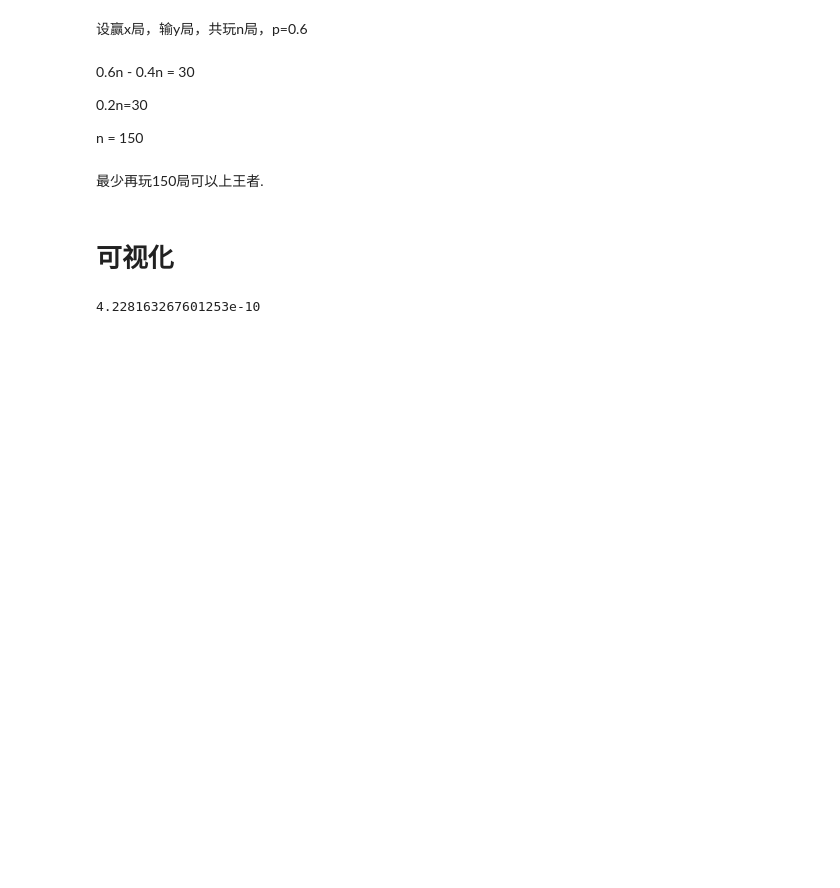
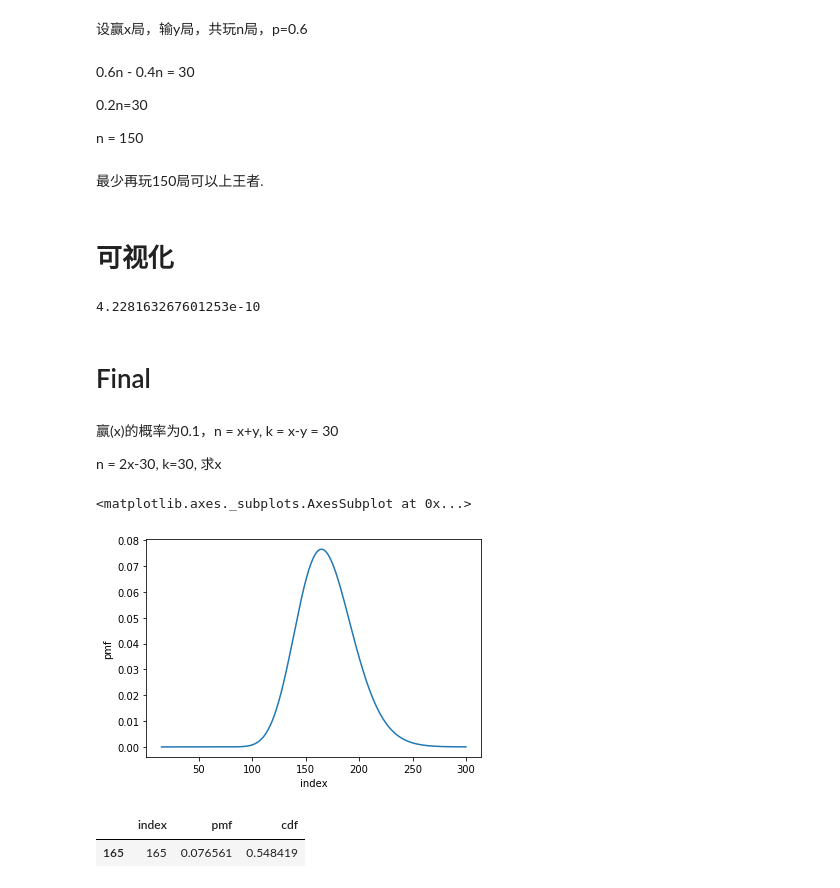
Before and after one commit to BellaLSun/python-, a Jupyter notebook: 二项式求何时上王者.ipynb, the cells around one changed output. Saved outputs shown, nothing was run; the diff lists cells and outputs as text; code cells hidden in the pictures; blank space fills up the shorter version.

```diff
--- a/二项式求何时上王者.ipynb
+++ b/二项式求何时上王者.ipynb
@@ -237,3 +238,5 @@ from scipy import stats
 stats.binom.pmf(20,100,0.5)
 # %% [output]
 4.228163267601253e-10
+# %% [markdown]
+# Final
@@ -239,0 +252,28 @@ stats.binom.pmf(20,100,0.5)
+# %% [markdown]
+赢(x)的概率为0.1，n = x+y, k = x-y = 30
+
+n = 2x-30, k=30, 求x
+# %%
+index = []
+prob = []
+cdf = []
+for i in range(0,301,1):
+    _ = stats.binom.pmf(30,2*i-30,0.1)
+    p2 = stats.binom.cdf(30,2*i-30,0.1)
+    index.append(i)
+    prob.append(_)
+    cdf.append(p2)
+# %%
+Glory = pd.DataFrame({'index':index,'pmf':prob,'cdf':cdf})
+# %%
+sns.lineplot(x='index',y='pmf',data = Glory)
+# %% [output]
+<matplotlib.axes._subplots.AxesSubplot at 0x...>
+[figure, added]
+# %%
+s1 = Glory.loc[:,'pmf']
+index = s1[s1 == s1.max()].index
+Glory.loc[index]
+# %% [output]
+|  | index | pmf | cdf |
+| 165 | 165 | 0.076561 | 0.548419 |
```
Also changed, not shown: parts of 2 cells of this notebook.
